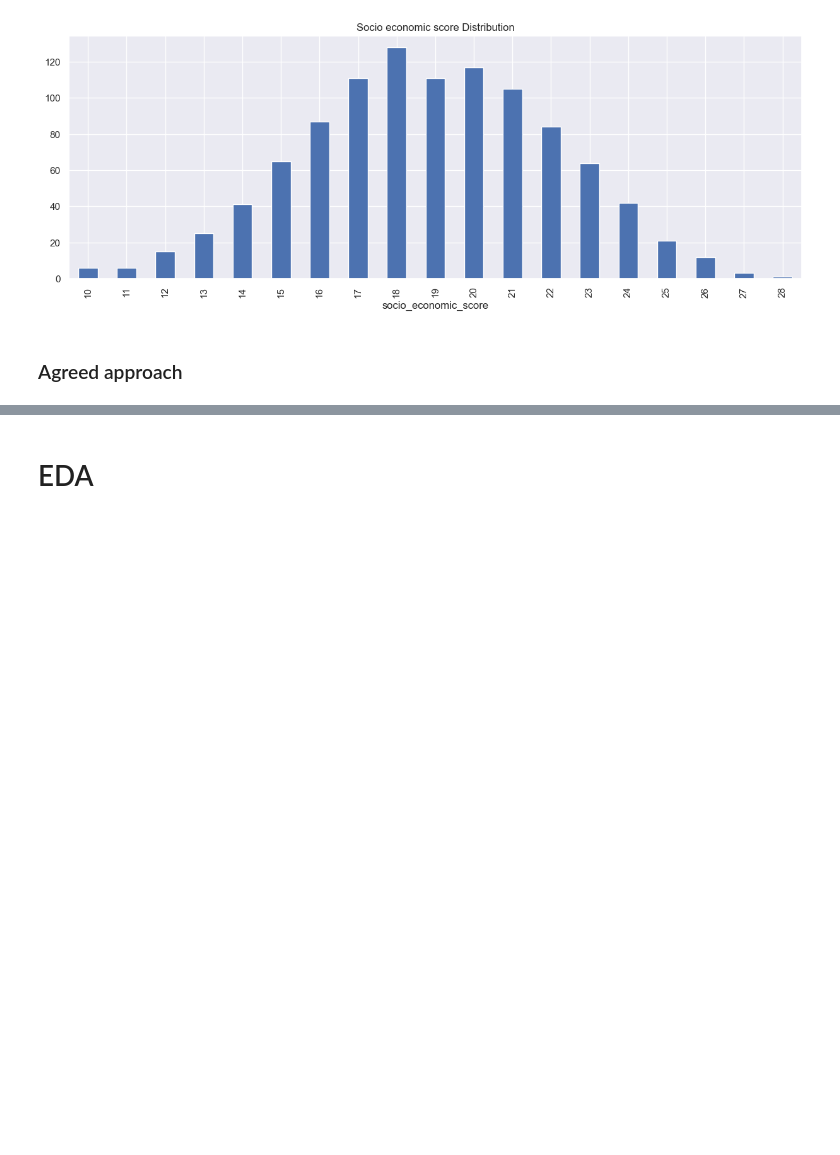
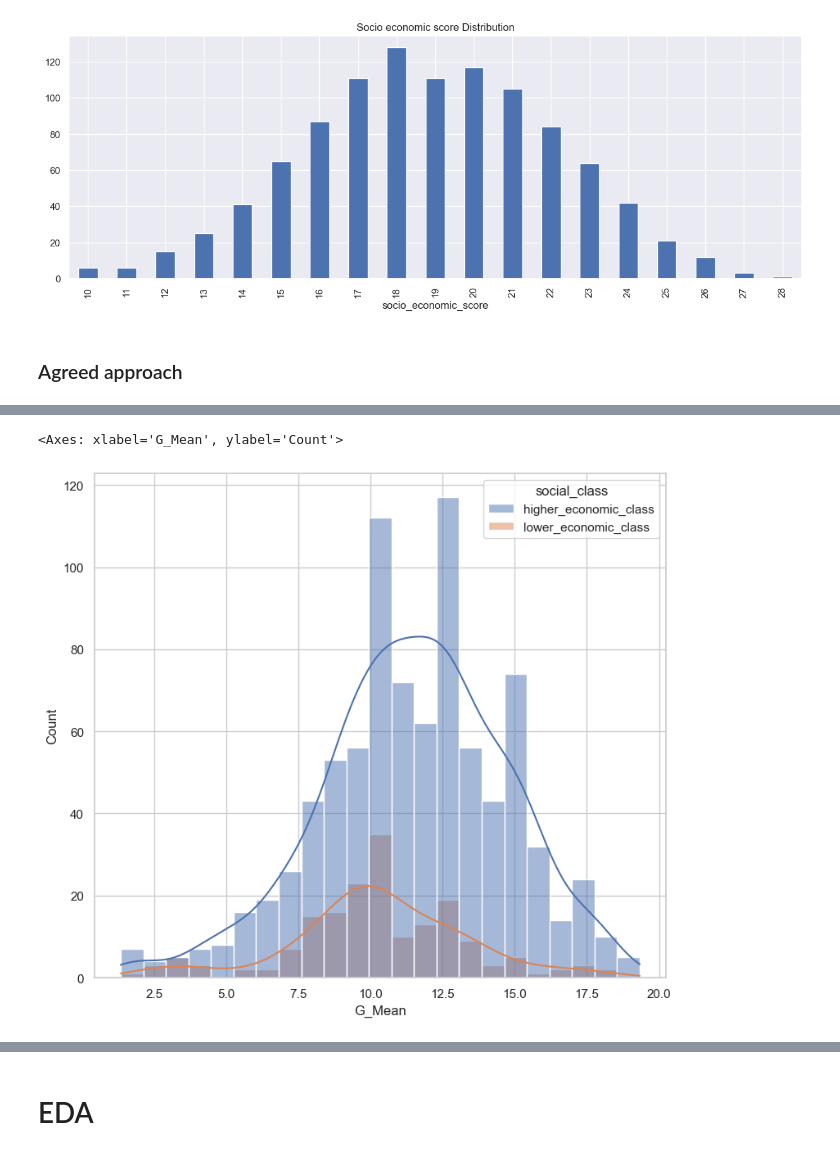
Before and after one commit to CasperAntonPoulsen/AlgoFainessExam, a Jupyter notebook: src/eda1.ipynb, the cells around one changed output, grey strips where cells are left out. Drawn from its saved outputs; the diff is of its cells as text; code cells hidden in the pictures; blank space fills up the shorter version.

```diff
--- a/src/eda1.ipynb
+++ b/src/eda1.ipynb
@@ -165,0 +142,5 @@ df_social_status
+# %%
+sns.histplot(x="G_Mean", hue="social_class", data=df_social_status, kde=True)
+# %% [output]
+<Axes: xlabel='G_Mean', ylabel='Count'>
+[figure, added]
```
Also changed, not shown: parts of 13 cells of this notebook.
